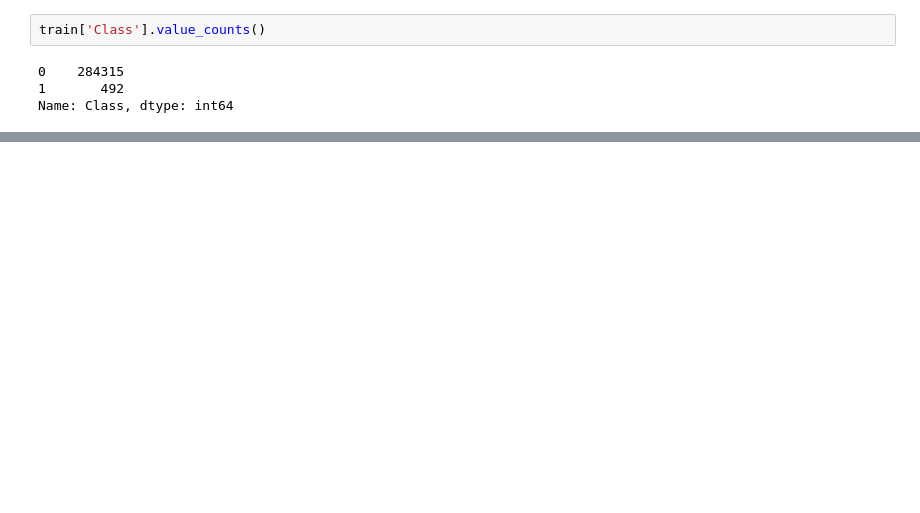
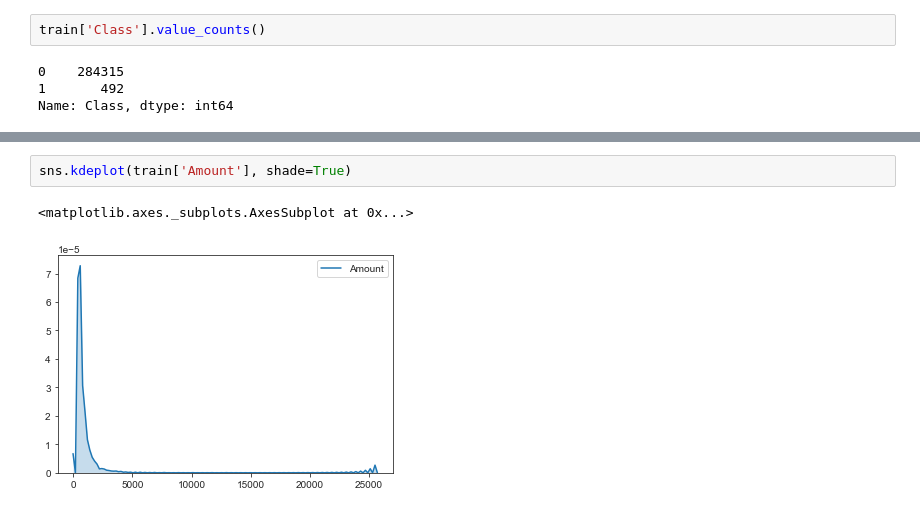
Before and after one commit to sumedhmanwar/Credit-Card-Fraud-Detection, a Jupyter notebook: NB.ipynb, the cells around one changed output, grey strips where cells are left out. Drawn from its saved outputs; the diff is of its cells as text; blank space fills up the shorter version.

```diff
--- a/NB.ipynb
+++ b/NB.ipynb
@@ -71,0 +61,5 @@ ValueError: view limit minimum -35958.248581018524 is less than 1 and is an inva
+# %%
+sns.kdeplot(train['Amount'], shade=True)
+# %% [output]
+<matplotlib.axes._subplots.AxesSubplot at 0x...>
+[figure, added]
```
Also changed, not shown: parts of 11 cells of this notebook.
